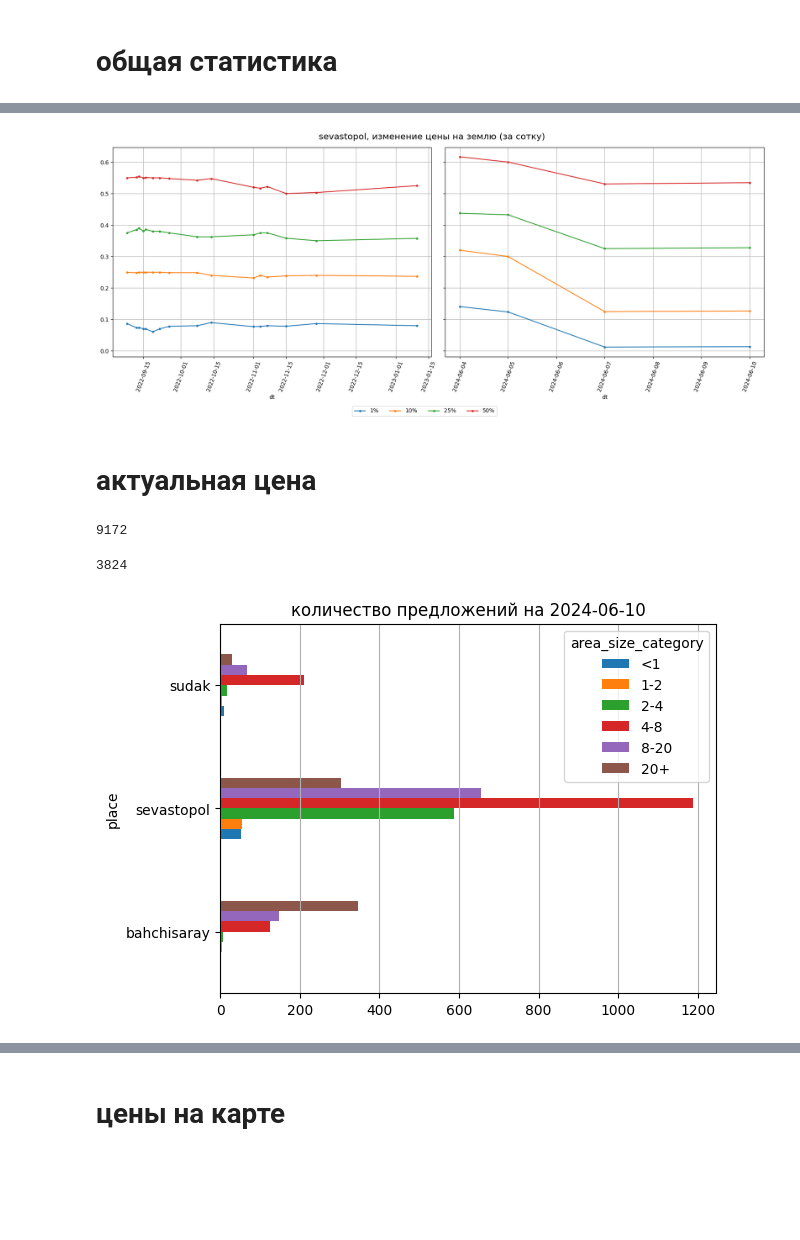
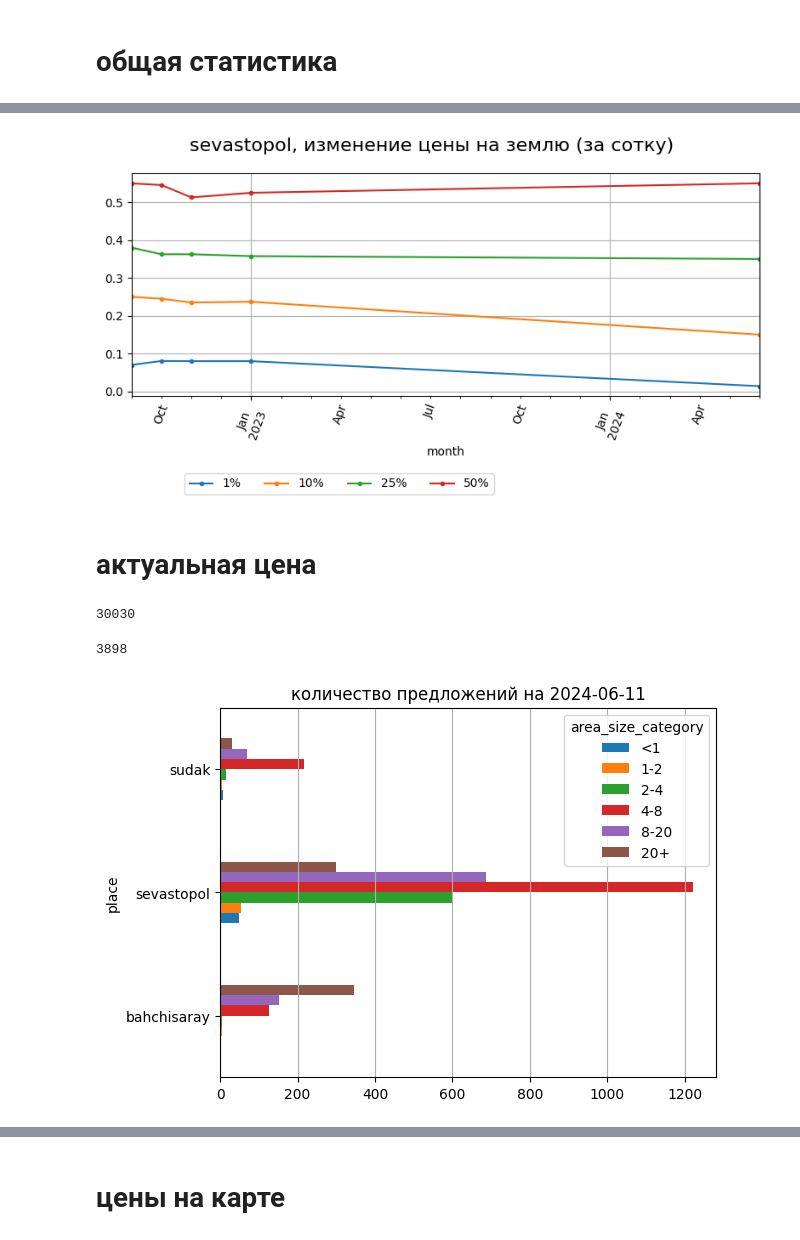
Before and after one commit to smechanoid/avito-parser, a Jupyter notebook: 06b-analysis-land-unit.ipynb, the cells around one changed output, grey strips where cells are left out. Cells and saved outputs as stored; diff of their text form; code cells hidden in the pictures; blank space fills up the shorter version.

```diff
--- a/06b-analysis-land-unit.ipynb
+++ b/06b-analysis-land-unit.ipynb
@@ -72,3 +72,5 @@ del df_
+# %%
+df['month'] = df['ts'].dt.to_period('M')
 # %%
 display( len(df) )
 df = df.query('priceM>1e-3').reset_index(drop=True)
@@ -164,4 +166,4 @@ datetime.date(2024, 6, 10)
 # %%
-gdf_history = gdf.query(f'dt <= @history_date')
-gdf = gdf.query(f'dt > @history_date')
+# gdf_history = gdf.query(f'dt <= @history_date')
+# gdf = gdf.query(f'dt > @history_date')
 # %%
@@ -222,0 +226,3 @@ gdf.query('place=="sevastopol"')[['title','address','priceM','geometry']].sample
+# %%
+gdf.loc[ gdf['priceMU']==np.inf, 'priceMU'] = None
+gdf['priceMU'].fillna( gdf['priceMU'].max()+1. )
@@ -224,16 +243,16 @@ gdf.query('place=="sevastopol"')[['title','address','priceM','geometry']].sample
 percentiles=[.01,.05,.1,.25,.5,.75,.9]
 stat = (
     gdf
-    .groupby(['place','dt'],observed=True)
+    .groupby(['place','month'],observed=True)
     ['priceMU'].describe(percentiles=percentiles)
 )
 
-stat_history = (
-    gdf_history.groupby(['place','dt'],observed=True)
-    ['priceMU'].describe(percentiles=percentiles)
-)
+# stat_history = (
+#     gdf_history.groupby(['place','dt'],observed=True)
+#     ['priceMU'].describe(percentiles=percentiles)
+# )
 
 display( stat )
-display( stat_history )
+# display( stat_history )
 # %% [output]
 |  |  | count | mean | std | min | 1% | 5% | 10% | 25% | 50% | 75% | ... |
@@ -278,13 +278,11 @@ cols = ['1%','10%','25%','50%']
 # %%
 place = 'sevastopol'
 
-fig, ax = plt.subplots(1,2,figsize=(17,7),sharey=True )
-
-stat.loc[(place,),cols].plot( grid=True,ax=ax[1],legend=False, rot=70, style='.-' )
-stat_history.loc[(place,),cols].plot( grid=True,ax=ax[0],legend=False, rot=70, style='.-' )
+fig, ax = plt.subplots(figsize=(8,4) )
+stat.loc[(place,),cols].plot( grid=True,ax=ax,legend=False, rot=70, style='.-' )
 
 fig.suptitle(f'{place}, изменение цены на землю (за сотку)', fontsize=16)
 fig.legend( labels=cols,frameon=True, ncol=len(cols), bbox_to_anchor=(0.6, 0.01))
 fig.tight_layout()
 # %% [output]
-[figure, old version]
+[figure, new version]
@@ -317,8 +326,8 @@ display(len(gdf))
 gdf_last = gdf[ gdf['dt'] == gdf['dt'].max() ]
 display(len(gdf_last))
 # %% [output]
-9172
+30030
-3824
+3898
 # %%
 (
 gdf_last
@@ -328,7 +337,7 @@ gdf_last
 .grid(axis='x')
 )
 # %% [output]
-[figure, old version]
+[figure, new version]
 # %%
 (
     gdf_last
```
Also changed, not shown: parts of 22 cells of this notebook, 1 other file.
